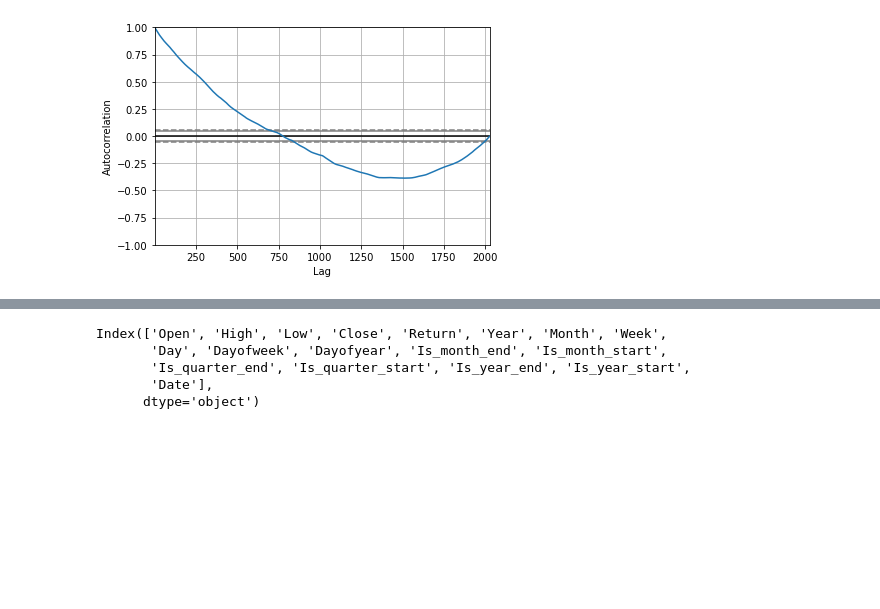
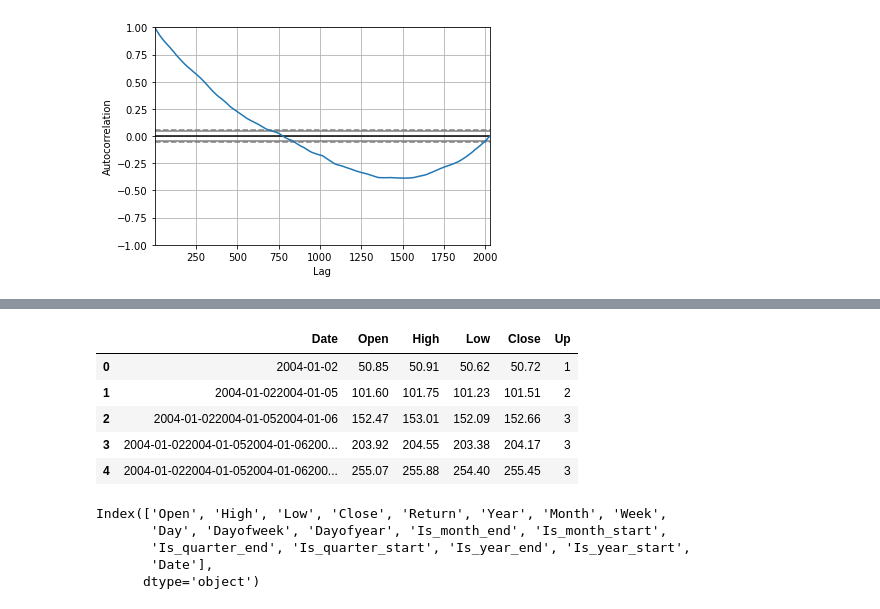
Before and after one commit to chocochip13/stock-price, a Jupyter notebook: notebooks/EDA.ipynb, the cells around one changed output, grey strips where cells are left out. Cells and saved outputs as stored; diff of their text form; code cells hidden in the pictures; blank space fills up the shorter version.

```diff
--- a/notebooks/EDA.ipynb
+++ b/notebooks/EDA.ipynb
@@ -174,3 +208,12 @@ plt.show()
+# %%
+dr.head()
+# %% [output]
+|  | Date | Open | High | Low | Close | Up |
+| 0 | 2004-01-02 | 50.85 | 50.91 | 50.62 | 50.72 | 1 |
+| 1 | 2004-01-022004-01-05 | 101.60 | 101.75 | 101.23 | 101.51 | 2 |
+| 2 | 2004-01-022004-01-052004-01-06 | 152.47 | 153.01 | 152.09 | 152.66 | 3 |
+| 3 | 2004-01-022004-01-052004-01-06200... | 203.92 | 204.55 | 203.38 | 204.17 | 3 |
+| 4 | 2004-01-022004-01-052004-01-06200... | 255.07 | 255.88 | 254.40 | 255.45 | 3 |
 # %%
 X_train.columns
 # %% [output]
```
Also changed, not shown: parts of 5 cells of this notebook, 1 other file.
